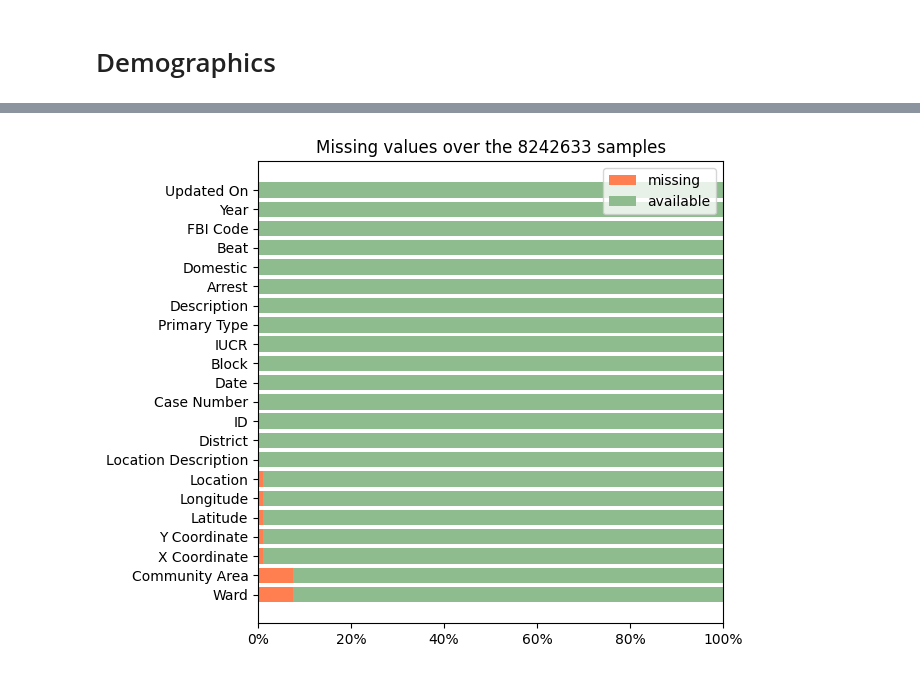
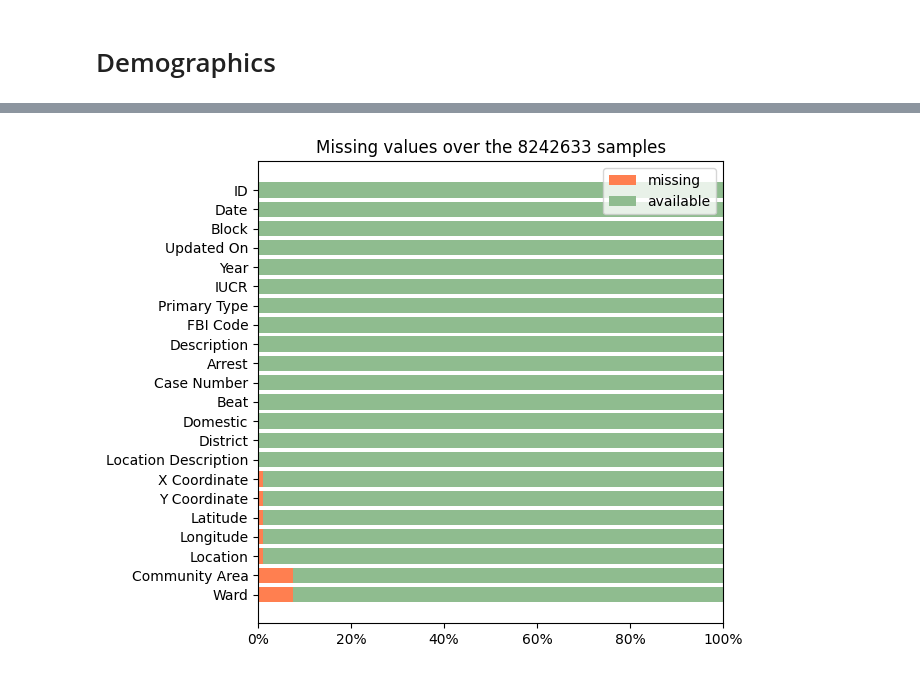
Before and after one commit to liuyc18/pred-pol, a Jupyter notebook: src/preprocessing.ipynb, the cells around one changed output, grey strips where cells are left out. Drawn from its saved outputs; the diff is of its cells as text; code cells hidden in the pictures.

Commit message:
changed back to pandas

```diff
--- a/src/preprocessing.ipynb
+++ b/src/preprocessing.ipynb
@@ -48,7 +48,7 @@ import matplotlib.pyplot as plt
 import polars as pl
 from matplotlib.ticker import MaxNLocator, FormatStrFormatter, PercentFormatter
 # %%
-# Load data using polars rather than pandas for faster processing
-chicago = pl.read_csv(config.TRAIN_FILE)
+# Load data using pandas
+chicago = pd.read_csv(config.TRAIN_FILE)
 chicago.head()
 # %% [output]
@@ -63,32 +62,29 @@ shape: (5, 22)
 # %%
 # Data cleaning for missing value
 # we can
-# 1. drop missling value (missing value的比例很低，其实可以直接drop掉)
-# 2. fill in missing value with our own assumption (也可以)
+# 1. drop missling value (missing value的比例很低， 加上数据量够大了，我直接drop掉了)
+# 2. fill in missing value with our own assumption
 # 3. train the model with existing value to predict missing value (适用于大量缺失，完全没必要)
 
-missing_count = (
-    chicago
-    .null_count()
-    .transpose(include_header=True,
-               header_name='feature',
-               column_names=['null_count'])
-    .sort('null_count', descending=True)
-    .with_columns((pl.col('null_count') / len(chicago)).alias('null_ratio'))
-)
+# 计算每列缺失值数量
+missing_count = chicago.isnull().sum().reset_index()
+missing_count.columns = ['feature', 'null_count']
+missing_count = missing_count.sort_values('null_count', ascending=False)
+missing_count['null_ratio'] = missing_count['null_count'] / len(chicago)
+
 plt.figure(figsize=(6, 6))
 plt.title(f'Missing values over the {len(chicago)} samples')
-plt.barh(np.arange(len(missing_count)), missing_count.get_column('null_ratio'), color='coral', label='missing')
+plt.barh(np.arange(len(missing_count)), missing_count['null_ratio'], color='coral', label='missing')
 plt.barh(np.arange(len(missing_count)),
-         1 - missing_count.get_column('null_ratio'),
-         left=missing_count.get_column('null_ratio'),
+         1 - missing_count['null_ratio'],
+         left=missing_count['null_ratio'],
          color='darkseagreen', label='available')
-plt.yticks(np.arange(len(missing_count)), missing_count.get_column('feature'))
+plt.yticks(np.arange(len(missing_count)), missing_count['feature'])
 plt.gca().xaxis.set_major_formatter(PercentFormatter(xmax=1, decimals=0))
 plt.xlim(0, 1)
 plt.legend()
 plt.show()
 # %% [output]
-[figure, old version]
+[figure, new version]
 # %%
 # print missing_count, some features have very less missing values that we cannot see them in the plot
```
Also changed, not shown: parts of 7 cells of this notebook, 1 other file.
